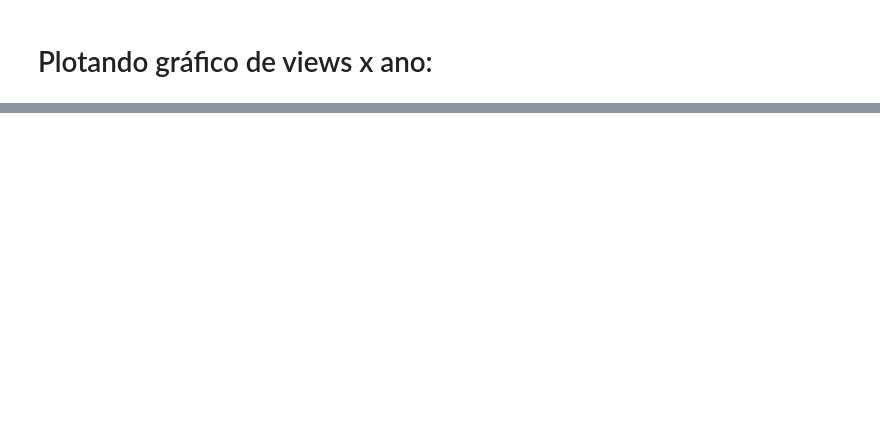
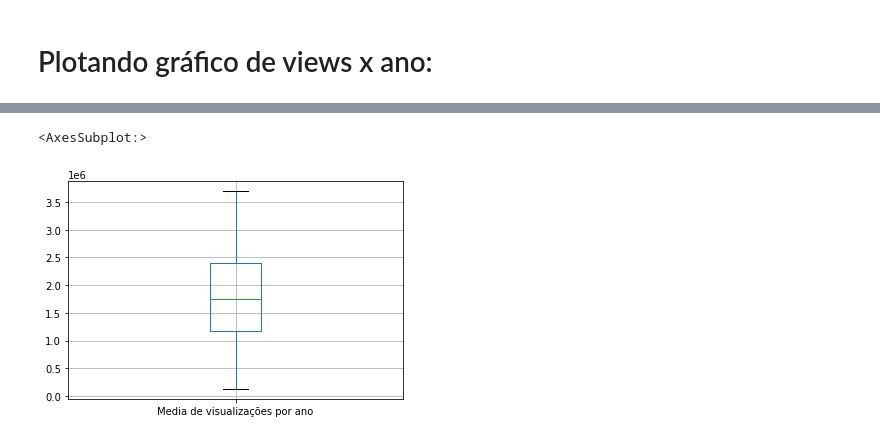
Before and after one commit to LuisHenriqueAL/Projeto_ICD, a Jupyter notebook: main.ipynb, the cells around one changed output, grey strips where cells are left out. Drawn from its saved outputs; the diff is of its cells as text; code cells hidden in the pictures; blank space fills up the shorter version.

```diff
--- a/main.ipynb
+++ b/main.ipynb
@@ -150,0 +238,5 @@ plt.show()
+# %%
+anossemrep.boxplot(column='Media de visualizações por ano')
+# %% [output]
+<AxesSubplot:>
+[figure, added]
```
Also changed, not shown: parts of 17 cells of this notebook.
